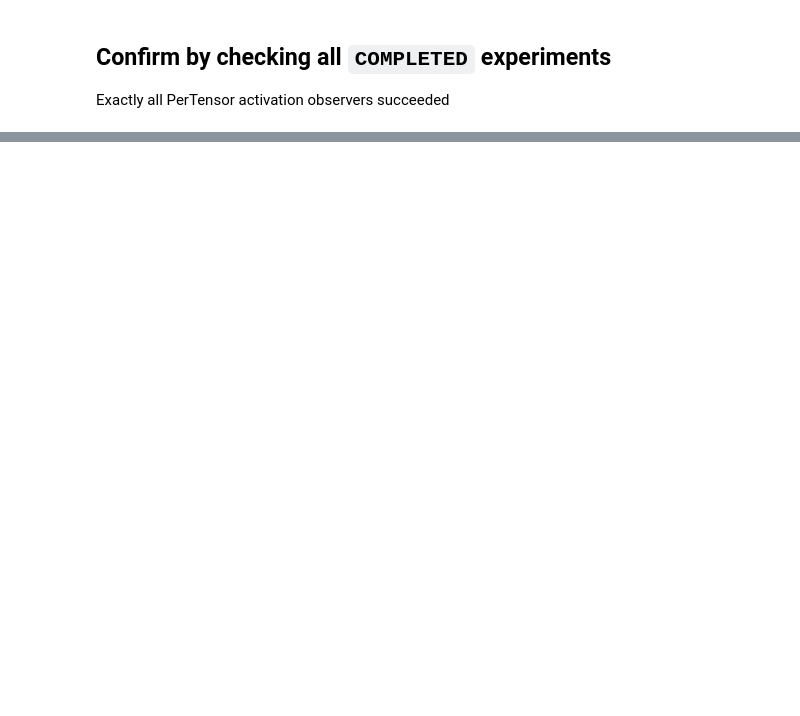
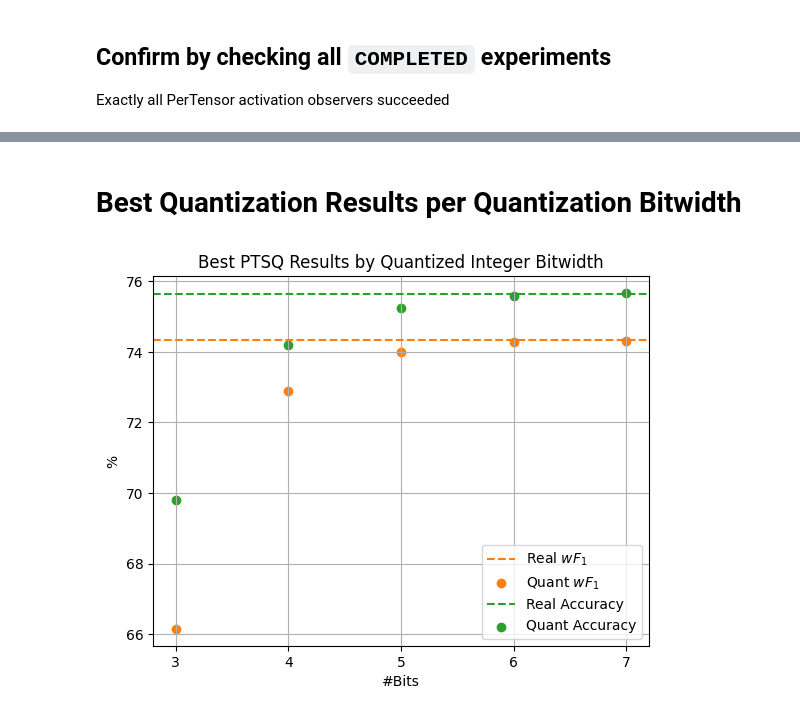
Before and after one commit to jroeger23/bachelor_thesis_code, a Jupyter notebook: eval_notebooks/ptsq_cnn-imu_lara_eval.ipynb, the cells around one changed output, grey strips where cells are left out. Drawn from its saved outputs; the diff is of its cells as text; code cells hidden in the pictures; blank space fills up the shorter version.

Commit message:
update PTSQ LARa nb

```diff
--- a/eval_notebooks/ptsq_cnn-imu_lara_eval.ipynb
+++ b/eval_notebooks/ptsq_cnn-imu_lara_eval.ipynb
@@ -103,0 +120,32 @@ Distinct observer combinations:
+# %% [markdown]
+# Best Quantization Results per Quantization Bitwidth
+# %%
+import matplotlib.pyplot as plt
+
+experiments_by_bits = defaultdict(list)
+for e in completed_experiments:
+  experiments_by_bits[e.to_dict()['config']['n_bits']].append(e)
+
+best_wf1_by_bits = {
+    bits: max(exs, key=lambda e: e.metrics['test/wf1'].item())
+    for bits, exs in experiments_by_bits.items()
+}
+base_experiments = loader.find_by_ids([e.to_dict()['config']['trained_model_run_id'] for e in best_wf1_by_bits.values()])
+assert len(set(base_experiments)) == 1
+base_experiment = base_experiments[0]
+
+cmap=plt.colormaps.get('tab10')
+fig, ax = plt.subplots()
+ax.axhline(y=base_experiment.metrics['test/wf1'].max()*100, color=cmap(1), label='Real $wF_1$', linestyle='dashed')
+ax.scatter(x=list(best_wf1_by_bits.keys()), y=[e.metrics['test/wf1'].item()*100 for e in best_wf1_by_bits.values()], color=cmap(1), label='Quant $wF_1$')
+ax.axhline(y=base_experiment.metrics['test/acc'].max()*100, color=cmap(2), label='Real Accuracy', linestyle='dashed')
+ax.scatter(x=list(best_wf1_by_bits.keys()), y=[e.metrics['test/acc'].item()*100 for e in best_wf1_by_bits.values()], color=cmap(2), label='Quant Accuracy')
+ax.grid(True)
+ax.set_xticks(list(best_wf1_by_bits.keys()))
+ax.set_xlabel('#Bits')
+ax.set_ylabel('%')
+ax.set_title('Best PTSQ Results by Quantized Integer Bitwidth')
+ax.legend()
+fig.show()
+# %% [output]
+[figure, added]
```
Also changed, not shown: parts of 4 cells of this notebook.
